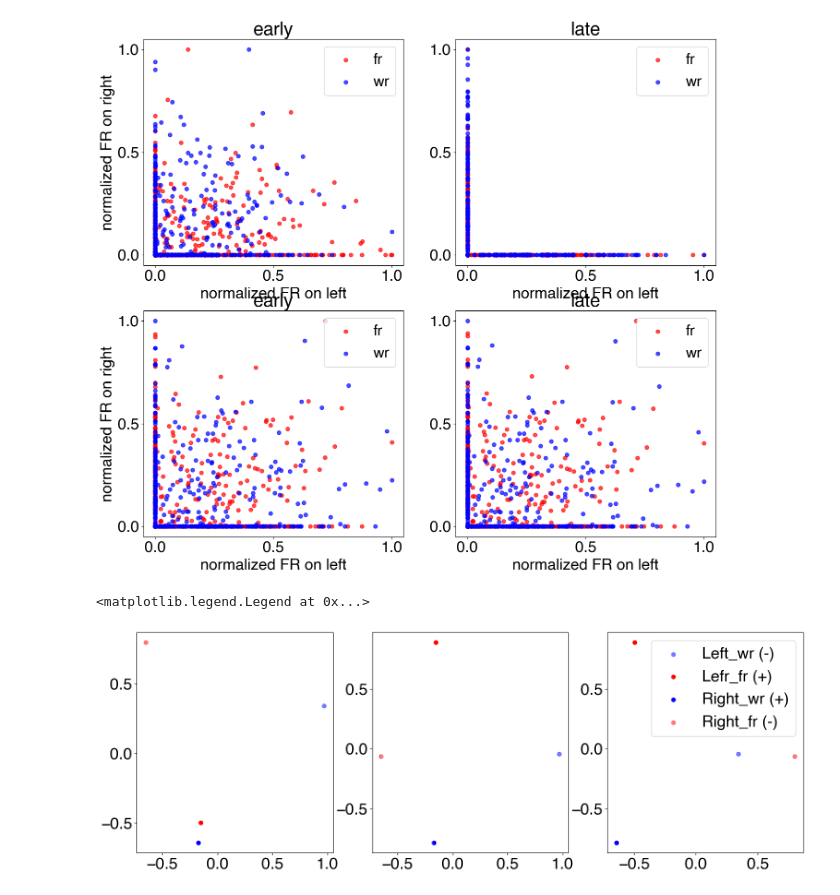
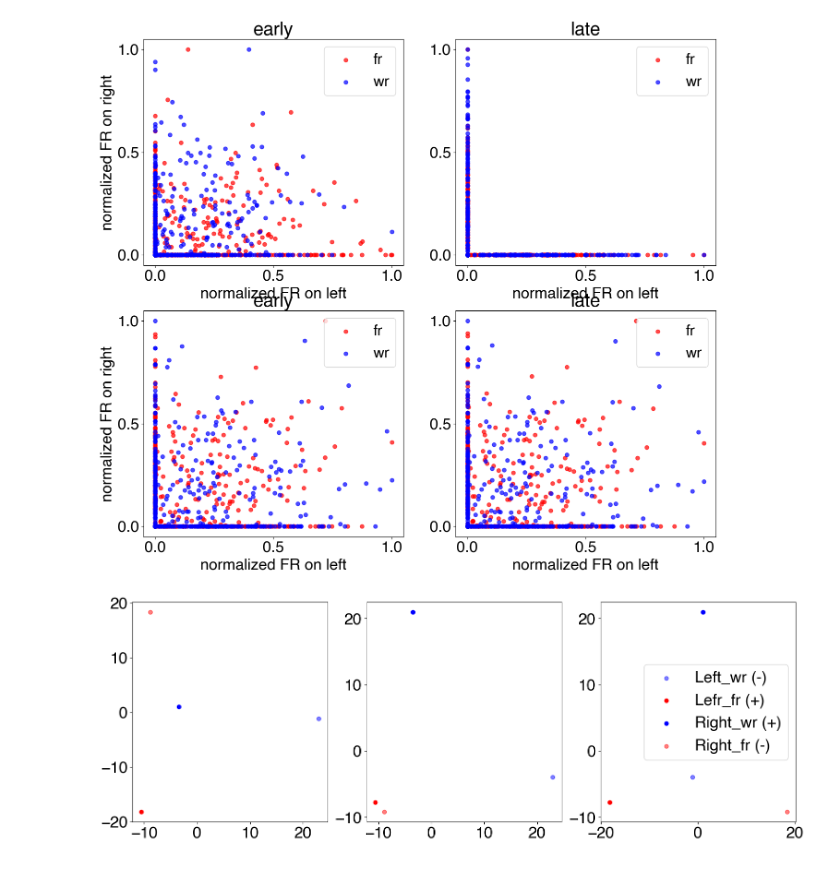
Before and after one commit to vandermeerlab/replay_task_rep, a Jupyter notebook: simulations/Fig4_splitting_sim.ipynb, the cells around one changed output. Saved outputs shown, nothing was run; the diff lists cells and outputs as text; code cells hidden in the pictures.

```diff
--- a/simulations/Fig4_splitting_sim.ipynb
+++ b/simulations/Fig4_splitting_sim.ipynb
@@ -104,30 +105,32 @@ fig.savefig("rich_lazy_splitting.svg")
 # %% [output]
 [figure]
 # %%
+%matplotlib inline
+
 rich_trained_model = rich_models[-1]
 _, hiddens = rich_trained_model(X)
 hidden_act = hiddens.detach().numpy()
 
-pca = make_pipeline(PCA(n_components=3))
+pca = make_pipeline(StandardScaler(), PCA(n_components=3))
 embed_hidden = pca.fit_transform(hidden_act)
 
 # mds = MDS(n_components=3, n_init=1, normalized_stress='auto')
 # embed_hidden = mds.fit_transform(hidden_act)
 # plt.scatter(embed_hidden[:, 0], embed_hidden[:, 1])
 
 labels = ['Left_wr (-)', 'Lefr_fr (+)', 'Right_wr (+)', 'Right_fr (-)']
 axes_tuples = [(0, 1), (0, 2), (1, 2)]
 
 fig, axes = plt.subplots(1, 3)
 fig.set_size_inches(18, 6)
 
 for a_i, axis in enumerate(axes):
     x_axis, y_axis = axes_tuples[a_i]
     for l_i, label in enumerate(labels):
         color = 'blue' if l_i % 2 == 0 else 'red'
         alpha = 0.5 if l_i == 0 or l_i == 3 else 1
         axis.scatter(embed_hidden[l_i, x_axis], embed_hidden[l_i, y_axis], label=label, c=color, alpha=alpha)
-plt.legend()
+axis.legend()
+plt.show()
 # %% [output]
-<matplotlib.legend.Legend at 0x...>
-[figure, old version]
+[figure, new version]
```
Also changed, not shown: parts of 4 cells of this notebook.
